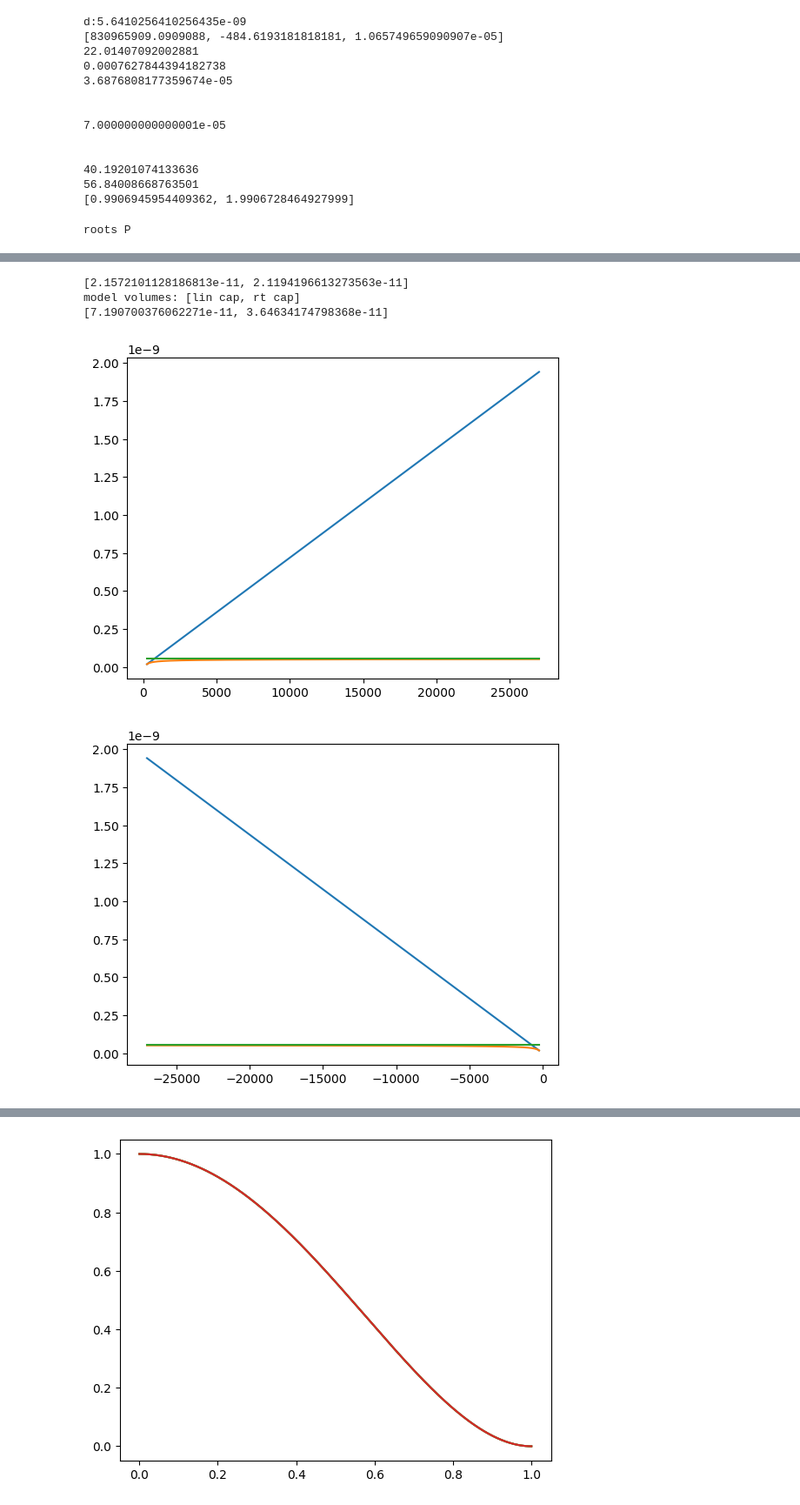
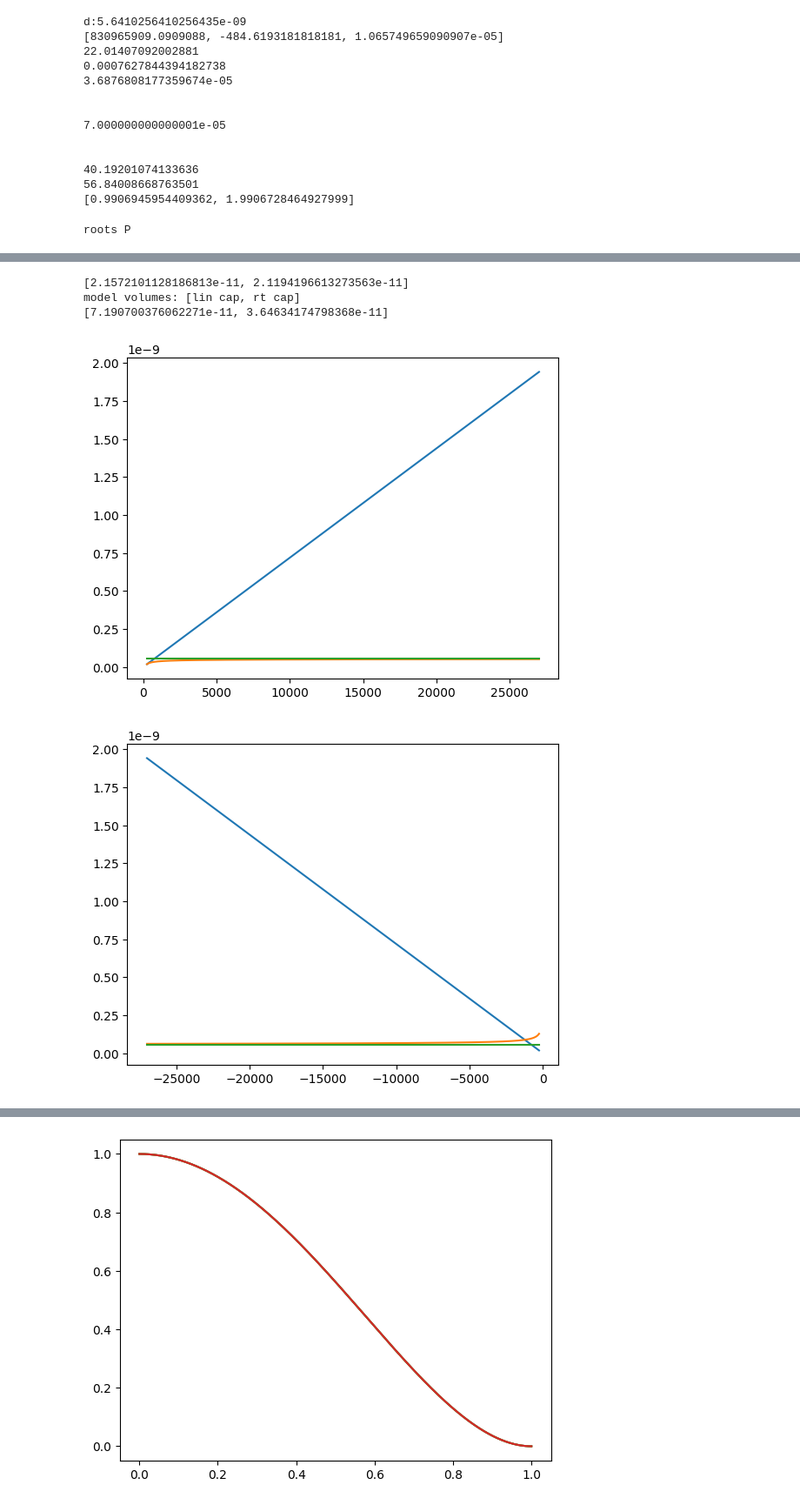
Before and after one commit to utah-MFDA/h.r.3.3_pdk, a Jupyter notebook: xyce_testing/JupyterTesting/membrane_testing.ipynb, the cells around one changed output, grey strips where cells are left out. Shown at 87% size. Drawn from its saved outputs; the diff is of its cells as text; code cells hidden in the pictures.

```diff
--- a/xyce_testing/JupyterTesting/membrane_testing.ipynb
+++ b/xyce_testing/JupyterTesting/membrane_testing.ipynb
@@ -411,6 +408,16 @@ d:5.6410256410256435e-09
 # %%
 #roots_r=lambda w_v,p : [R**2 * (1+8/R**2*(D*w_v/abs(p))**(1/2)),
 #                        R**2 * (1-8/R**2*(D*w_v/abs(p))**(1/2))]
+r = 540e-6
+E = 7.7e6
+v = 0.3
+th= 20e-6
+
+R = r
+D = E*th**3/(12*(1-v**2))
+w_lim = 60e-6
+
+psi_to_pa = lambda p : p*6.8947e3
 
 roots_r=lambda w_v,p : [R**2 + 8*(D*w_v/abs(p))**(1/2),
                         R**2 - 8*(D*w_v/abs(p))**(1/2)]
@@ -421,7 +428,7 @@ vol_rt0   = lambda w, p : roots_r(w, p)[0]**(1/2)
 p_lim_t = np.linspace(300, 1000, 1000)
 
 print("roots P")
-r_rt = vol_rt(60e-6, p_lim_t)
+r_rt = vol_rt1(60e-6, p_lim_t)
 
 plt.plot(p_lim_t, r_rt)
 plt.show()
@@ -430,7 +437,7 @@ cap = 3.141*R**6 * (1-v**2)/(16*E*th**3)
 
 vol_int  = lambda r   : 2*3.141*(0.5*r**2 - (1/(2*R**2) * r**4) + (1/(6*R**4) * r**6))
 #vol_comp = lambda w,p : 3.141*p*R**6/(3*64*D) - (vol_int(vol_rt(w, p)))*p*R**4/(64*D) + 3.141*w*vol_rt(w,p)**2
-vol_comp = lambda w,p : cap*p - (vol_int(vol_rt1(w, p)))*p*R**4/(64*D) + 3.141*w*vol_rt(w,p)**2
+vol_comp = lambda w,p : cap*p - (vol_int(vol_rt1(w, p)))*p*R**4/(64*D) + 3.141*w*vol_rt1(w,p)**2
 
 
 
@@ -445,36 +452,37 @@ vol_r_300 = vol_comp(w_lim, 300)
 print([vol_c_300, vol_r_300])
 
 vol_c_1000 = 1000*cap
 vol_r_1000 = vol_comp(w_lim, 1000)
 print("model volumes: [lin cap, rt cap]")
 print([vol_c_1000, vol_r_1000])
 
 v_val_lim = np.ones(1000)*3.141*R**2*w_lim
 
 
 plt.plot(p_lim_t, vol_c)
 plt.plot(p_lim_t, vol_r)
 plt.plot(p_lim_t, v_val_lim)
 plt.show()
 
-vol_comp = lambda w,p : cap*p - (vol_int(vol_rt0(w, p)))*p*R**4/(64*D) + 3.141*w*vol_rt(w,p)**2
+# calculation for negative values
+vol_comp0 = lambda w,p : cap*p - (vol_int(vol_rt0(w, p)))*p*R**4/(64*D) + 3.141*w*vol_rt0(w,p)**2
 p_lim_t = np.linspace(-255, -27e3, 1000)
 
 vol_c = cap * abs(p_lim_t)
-vol_r = vol_comp(w_lim, p_lim_t)
+vol_r = vol_comp0(w_lim, p_lim_t)
 
 plt.plot(p_lim_t, vol_c)
 plt.plot(p_lim_t, vol_r)
 plt.plot(p_lim_t, v_val_lim)
 plt.show()
 # %% [output]
 roots P
 [figure]
 [2.1572101128186813e-11, 2.1194196613273563e-11]
 model volumes: [lin cap, rt cap]
 [7.190700376062271e-11, 3.64634174798368e-11]
 [figure]
-[figure, old version]
+[figure, new version]
 # %%
 # varactor
 import math
```
Also changed, not shown: parts of 8 cells of this notebook, 11 other files.
